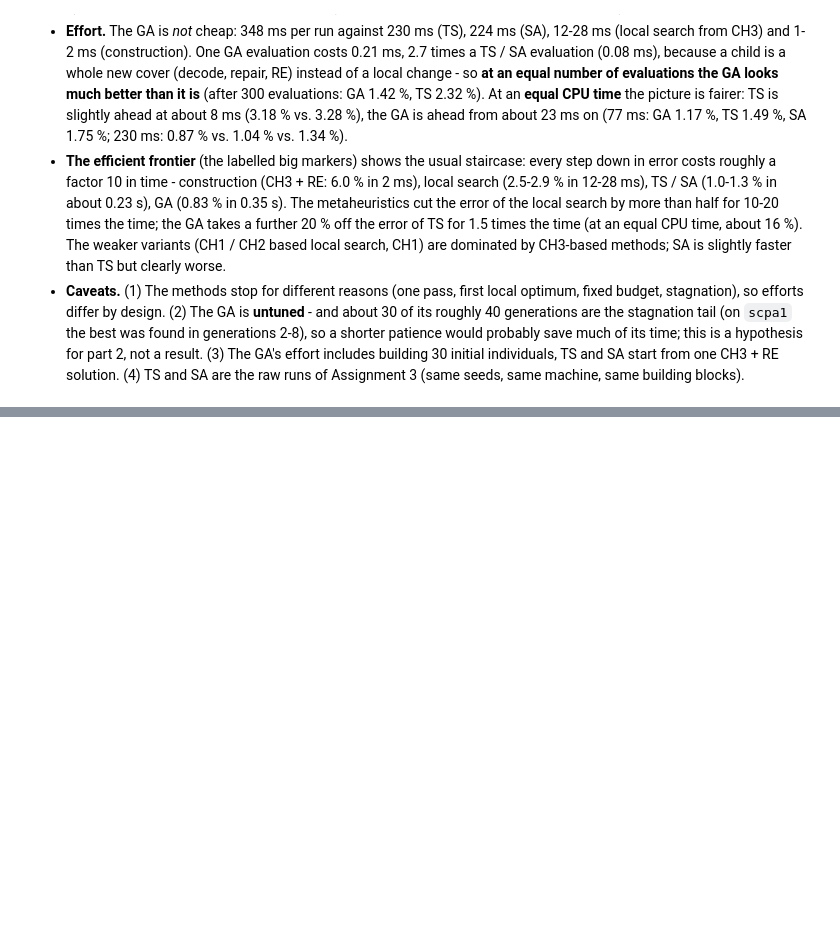
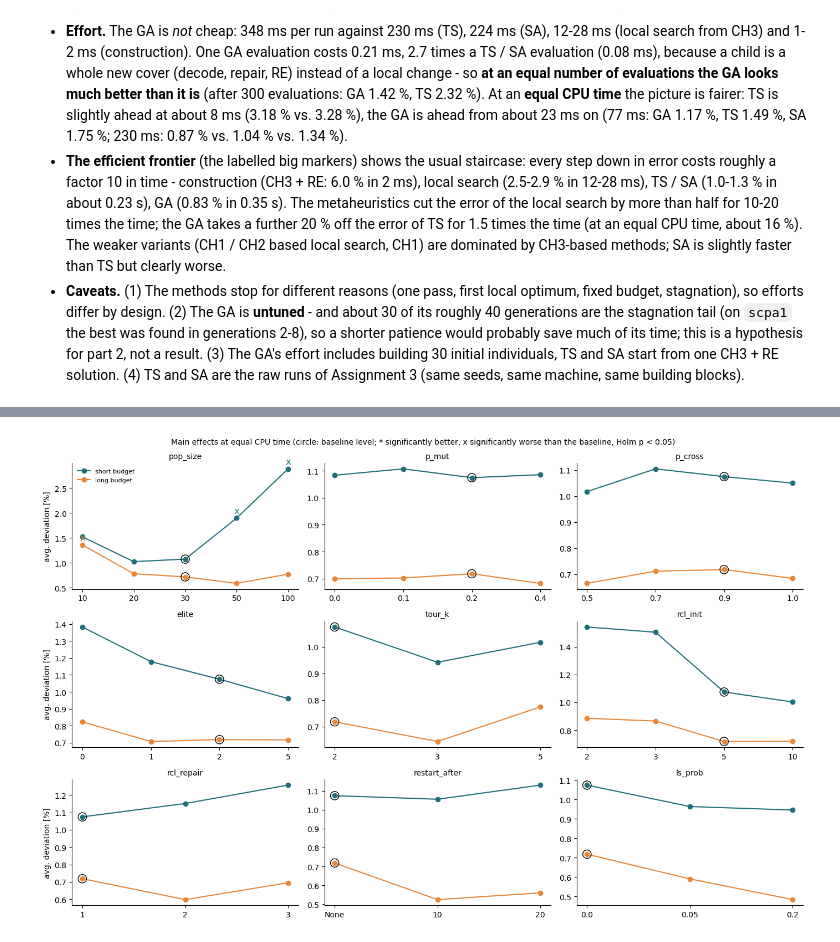
Before and after one commit to MrSavinK/constructive-heuristics-for-the-SCP, a Jupyter notebook: NN4.ipynb, the cells around one changed output, grey strips where cells are left out. Drawn from its saved outputs; the diff is of its cells as text; code cells hidden in the pictures; blank space fills up the shorter version.

```diff
--- a/NN4.ipynb
+++ b/NN4.ipynb
@@ -1304,0 +1464,25 @@ and use the paired design with statistical tests of Assignment 3.
+# %%
+def factor_effects(df, budget):
+    base = df[(df.budget == budget) & (df.factor == "baseline")]
+    b_inst = base.groupby("instance").dev.mean()
+    rows = []
+    for f, levels in FACTORS.items():
+        part = []
+        for lv in levels:
+            d = base if lv == BASE_LEVEL[f] else df[(df.budget == budget) & (df.factor == f) & (df.level == str(lv))]
+            m = d.groupby("instance").dev.mean().reindex(b_inst.index)
+            p = np.nan if lv == BASE_LEVEL[f] else (1.0 if np.allclose(m, b_inst) else stats.wilcoxon(m, b_inst).pvalue)
+            part.append({"budget": budget, "factor": f, "level": str(lv) + (" (baseline)" if lv == BASE_LEVEL[f] else ""), "value": lv,
+                         "mean dev %": m.mean(), "diff [pp]": m.mean() - b_inst.mean(), "better on": int((m < b_inst - 1e-9).sum()), "worse on": int((m > b_inst + 1e-9).sum()),
+                         "std over seeds": d.groupby("instance").dev.std().mean(), "p": p, "CPU s": d.cpu_s.mean(), "evals": d.evals.mean(),
+                         "generations": d.generations.mean(), "final diversity": d.final_diversity.mean()})
+        ps = [r["p"] for r in part if not np.isnan(r["p"])]
+        holm = iter(multipletests(ps, method="holm")[1]) if ps else iter([])
+        for r in part:
+            r["Holm p"] = np.nan if np.isnan(r["p"]) else next(holm)
+        rows += part
+    return pd.DataFrame(rows)
+
+effA = pd.concat([factor_effects(resA, b) for b in BUDGET_MULT], ignore_index=True)
+show = ["budget", "factor", "level", "mean dev %", "diff [pp]", "better on", "worse on", "std over seeds", "Holm p", "CPU s", "evals", "generations", "final diversity"]
+effA[show].round(3)
@@ -1304,0 +1503,18 @@ and use the paired design with statistical tests of Assignment 3.
+# %%
+fig, axs = plt.subplots(3, 3, figsize=(14, 9))
+for ax, f in zip(axs.ravel(), FACTORS):
+    for bud, col in (("short", "#1f6f78"), ("long", "#e8873a")):
+        e = effA[(effA.budget == bud) & (effA.factor == f)]
+        ax.plot(range(len(e)), e["mean dev %"], marker="o", color=col, label=f"{bud} budget")
+        for k, (lv, hp, d) in enumerate(zip(e.level, e["Holm p"], e["diff [pp]"])):
+            if "baseline" in lv:
+                ax.scatter([k], [e["mean dev %"].iloc[k]], s=120, facecolor="none", edgecolor="black", zorder=3)
+            elif hp < 0.05:
+                ax.annotate("*" if d < 0 else "x", (k, e["mean dev %"].iloc[k]), xytext=(0, 6), textcoords="offset points", ha="center", color=col, fontsize=12)
+    ax.set_xticks(range(len(FACTORS[f]))); ax.set_xticklabels([str(v) for v in FACTORS[f]]); ax.set_title(f, fontsize=10)
+    ax.spines[["top", "right"]].set_visible(False)
+axs[0, 0].set_ylabel("avg. deviation [%]"); axs[1, 0].set_ylabel("avg. deviation [%]"); axs[2, 0].set_ylabel("avg. deviation [%]"); axs[0, 0].legend(frameon=False, fontsize=8)
+fig.suptitle("Main effects at equal CPU time (circle: baseline level; * significantly better, x significantly worse than the baseline, Holm p < 0.05)", fontsize=10)
+plt.tight_layout(); plt.show()
+# %% [output]
+[figure, added]
```
Also changed, not shown: parts of 47 cells of this notebook, 15 other files.
